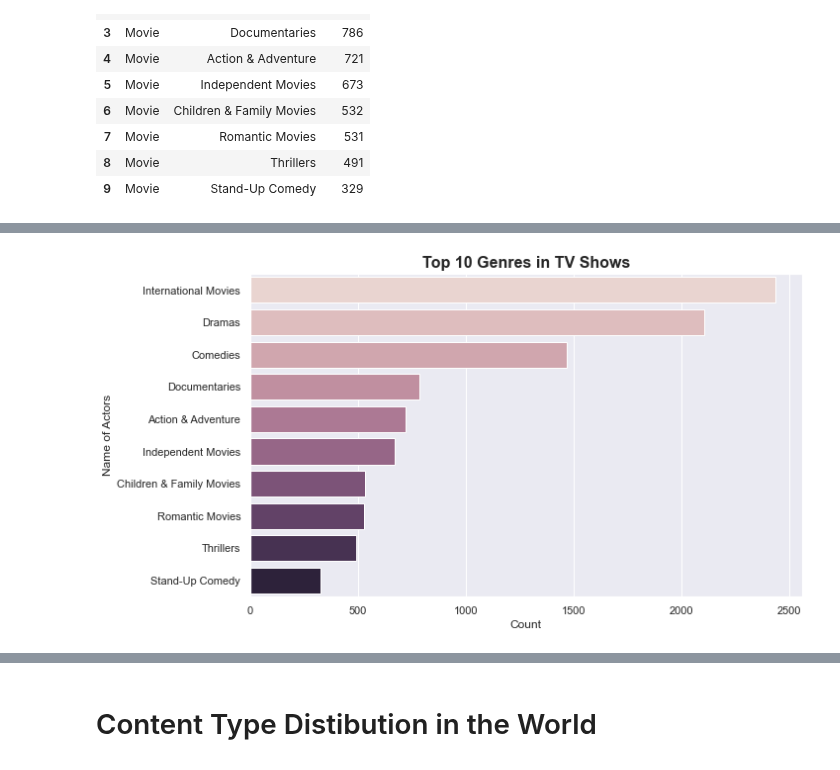
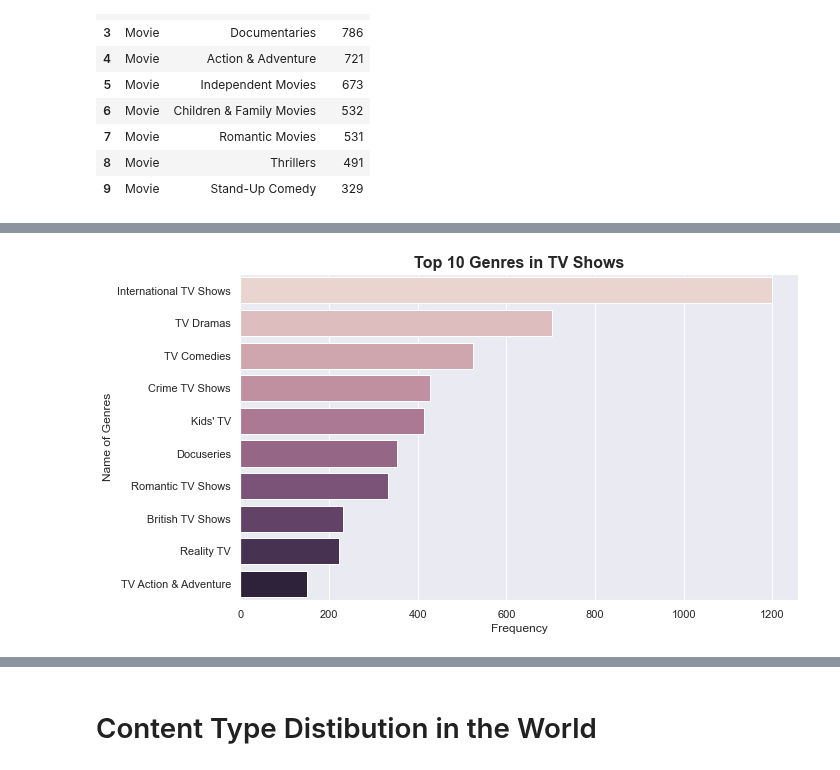
Before and after one commit to AlejandroDeLaCruz/Netflix-Analysis, a Jupyter notebook: Netflix.ipynb, the cells around one changed output, grey strips where cells are left out. Drawn from its saved outputs; the diff is of its cells as text; code cells hidden in the pictures.

```diff
--- a/Netflix.ipynb
+++ b/Netflix.ipynb
@@ -100,9 +126,9 @@ genre_movies
 # %%
 plt.figure(figsize=(10,6))
-sns.barplot(x = 'count', y = 'genre', data = genre_movies, palette = sns.cubehelix_palette(10))
+sns.barplot(x = 'count', y = 'genre', data = genre_tv, palette = sns.cubehelix_palette(10))
 plt.title('Top 10 Genres in TV Shows', fontdict = {'fontsize': 16, 'fontweight': 'bold'})
-plt.xlabel('Count')
-plt.ylabel('Name of Actors')
+plt.xlabel('Frequency')
+plt.ylabel('Name of Genres')
 plt.show()
 # %% [output]
-[figure, old version]
+[figure, new version]
```
Also changed, not shown: parts of 4 cells of this notebook.
